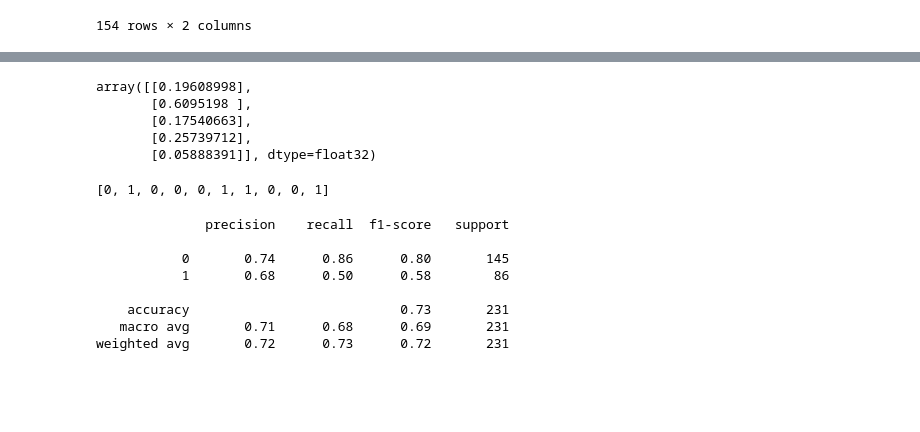
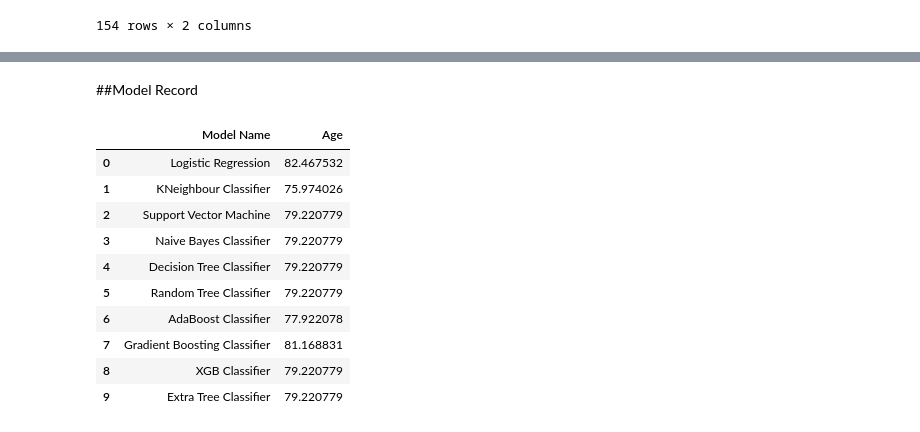
Before and after one commit to Kvaibhav1997/PIMA-Diabetes-Data, a Jupyter notebook: Diabetes.ipynb, the cells around one changed output, grey strips where cells are left out. Drawn from its saved outputs; the diff is of its cells as text; code cells hidden in the pictures; blank space fills up the shorter version.

```diff
--- a/Diabetes.ipynb
+++ b/Diabetes.ipynb
@@ -622,7 +611,7 @@ XGBClassifier(alpha=10, base_score=0.5, booster='gbtree', colsample_bylevel=1,
               reg_lambda=1, scale_pos_weight=1, seed=None, silent=None,
               subsample=1, verbosity=1)
 # %%
-y_pred=xgb.predict(x_test)
+y_pred_xgb=xgb.predict(x_test)
 from sklearn.metrics import accuracy_score,classification_report,confusion_matrix
 from sklearn.metrics import r2_score
 from sklearn.metrics import mean_squared_error
@@ -654,2 +643,2 @@ R2 score is:
 # %%
-xbg_accuracy=print(accuracy_score(y_test,y_pred)*100)
+xbg_accuracy=accuracy_score(y_test,y_pred)*100
@@ -672,7 +659,7 @@ ExtraTreesClassifier(bootstrap=False, ccp_alpha=0.0, class_weight=None,
                      n_jobs=None, oob_score=False, random_state=0, verbose=0,
                      warm_start=False)
 # %%
-y_pred=etc.predict(x_test)
+y_pred_etc=etc.predict(x_test)
 from sklearn.metrics import accuracy_score,classification_report,confusion_matrix
 from sklearn.metrics import r2_score
 from sklearn.metrics import mean_squared_error
@@ -704,2 +691,2 @@ R2 score is:
 # %%
-print(accuracy_score(y_test,y_pred)*100)
+etc=accuracy_score(y_test,y_pred)*100
@@ -804,9 +709,0 @@ Epoch 100/100
-# %%
-yp=classifier.predict(xtest)
-yp[:5]
-# %% [output]
-array([[0.19608998],
-       [0.6095198 ],
-       [0.17540663],
-       [0.25739712],
-       [0.05888391]], dtype=float32)
@@ -820,15 +710,19 @@ for i in yp:
-# %%
-y_pred[:10]
-# %% [output]
-[0, 1, 0, 0, 0, 1, 1, 0, 0, 1]
-# %%
-print(classification_report(ytest, y_pred))
-# %% [output]
-              precision    recall  f1-score   support
-
-           0       0.74      0.86      0.80       145
-           1       0.68      0.50      0.58        86
-
-    accuracy                           0.73       231
-   macro avg       0.71      0.68      0.69       231
-weighted avg       0.72      0.73      0.72       231
+# %% [markdown]
+##Model Record
+# %%
+data = {'Model Name':['Logistic Regression', 'KNeighbour Classifier', 'Support Vector Machine', 'Naive Bayes Classifier', 'Decision Tree Classifier','Random Tree Classifier','AdaBoost Classifier','Gradient Boosting Classifier', 'XGB Classifier','Extra Tree Classifier'],
+        'Age':[Logistic_r, Knn, svm, Naive_bayes,dtc,rtc,ab,gbc, xbg_accuracy,etc]}
+Model_record=pd.DataFrame(data)
+Model_record
+# %% [output]
+|  | Model Name | Age |
+| 0 | Logistic Regression | 82.467532 |
+| 1 | KNeighbour Classifier | 75.974026 |
+| 2 | Support Vector Machine | 79.220779 |
+| 3 | Naive Bayes Classifier | 79.220779 |
+| 4 | Decision Tree Classifier | 79.220779 |
+| 5 | Random Tree Classifier | 79.220779 |
+| 6 | AdaBoost Classifier | 77.922078 |
+| 7 | Gradient Boosting Classifier | 81.168831 |
+| 8 | XGB Classifier | 79.220779 |
+| 9 | Extra Tree Classifier | 79.220779 |
```
Also changed, not shown: parts of 37 cells of this notebook.
